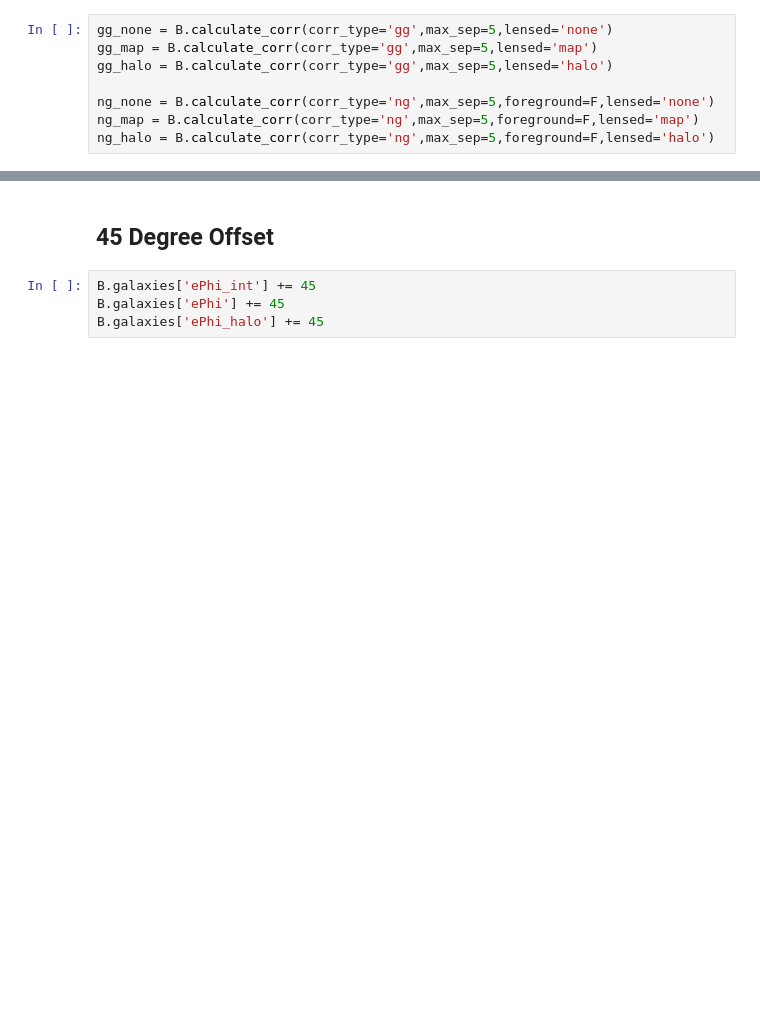
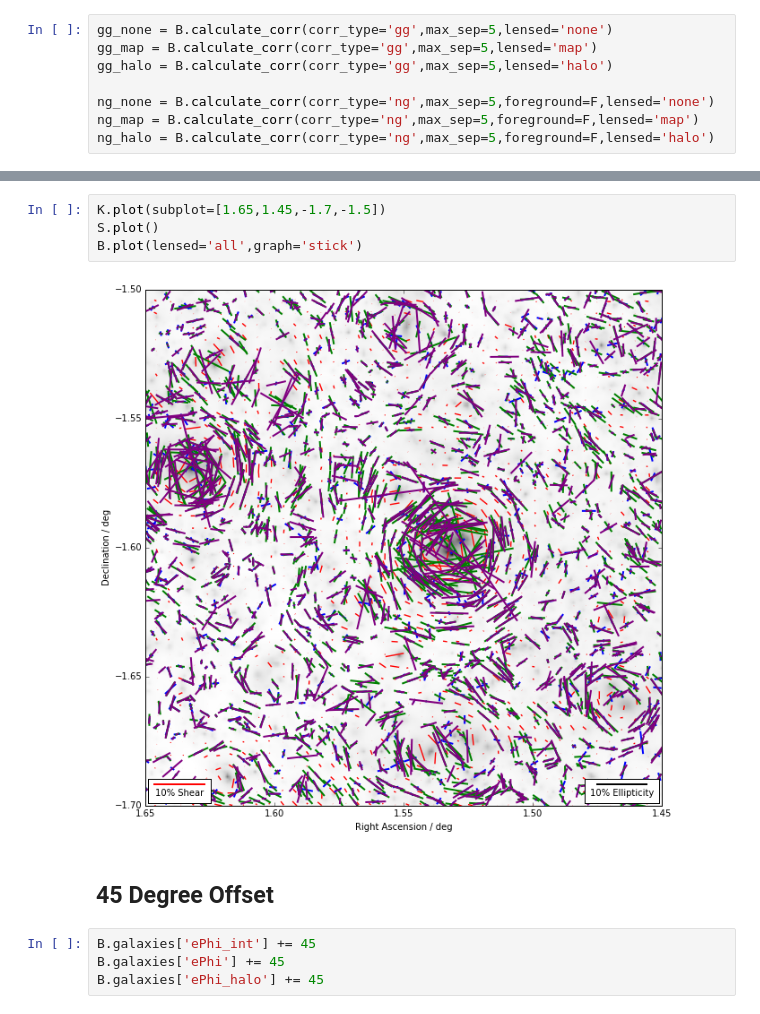
Before and after one commit to drphilmarshall/Pangloss, a Jupyter notebook: demos/CalculatingCorr.ipynb, the cells around one changed output, grey strips where cells are left out. Drawn from its saved outputs; the diff is of its cells as text; blank space fills up the shorter version.

```diff
--- a/demos/CalculatingCorr.ipynb
+++ b/demos/CalculatingCorr.ipynb
@@ -222,3 +228,9 @@ Intrinsic to mapped:  1893.98819526 53.1799381468
+# %%
+K.plot(subplot=[1.65,1.45,-1.7,-1.5])
+S.plot()
+B.plot(lensed='all',graph='stick')
+# %% [output]
+[figure, added]
 # %% [markdown]
 ## 45 Degree Offset
 # %%
```
Also changed, not shown: parts of 7 cells of this notebook, 7 other files.
